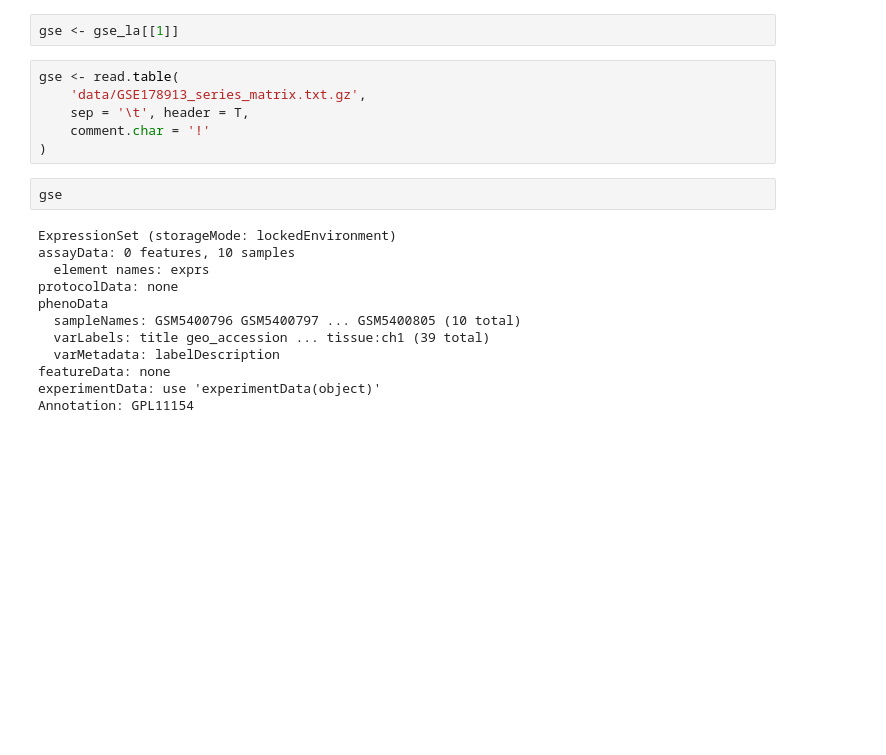
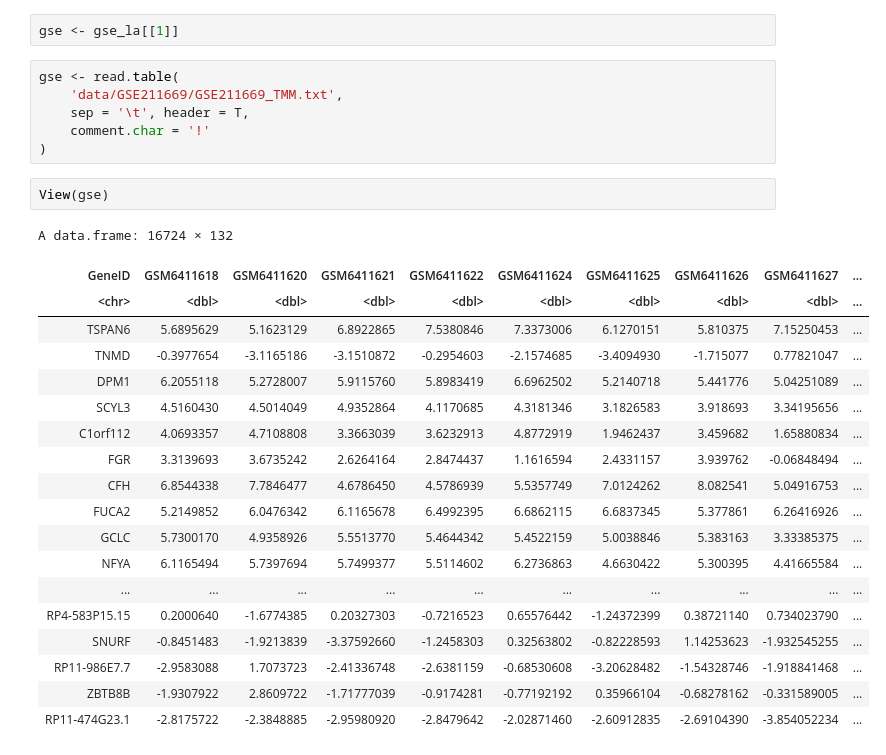
Before and after one commit to huluxiaohuowa/bioinfo, a Jupyter notebook: geo.ipynb, the cells around one changed output. Cells and saved outputs as stored; diff of their text form; blank space fills up the shorter version.

```diff
--- a/geo.ipynb
+++ b/geo.ipynb
@@ -11,21 +11,29 @@ GSE178913_series_matrix.txt.gz
 gse <- gse_la[[1]]
 # %%
 gse <- read.table(
-    'data/GSE178913_series_matrix.txt.gz',
+    'data/GSE211669/GSE211669_TMM.txt',
     sep = '\t', header = T,
     comment.char = '!'
 )
-# %%
-gse
-# %% [output]
-ExpressionSet (storageMode: lockedEnvironment)
-assayData: 0 features, 10 samples
-  element names: exprs
-protocolData: none
-phenoData
-  sampleNames: GSM5400796 GSM5400797 ... GSM5400805 (10 total)
-  varLabels: title geo_accession ... tissue:ch1 (39 total)
-  varMetadata: labelDescription
-featureData: none
-experimentData: use 'experimentData(object)'
-Annotation: GPL11154
+# %%
+View(gse)
+# %% [output]
+A data.frame: 16724 × 132
+| GeneID | GSM6411618 | GSM6411620 | GSM6411621 | GSM6411622 | GSM6411624 | GSM6411625 | GSM6411626 | GSM6411627 | ... |
+| <chr> | <dbl> | <dbl> | <dbl> | <dbl> | <dbl> | <dbl> | <dbl> | <dbl> | ... |
+| TSPAN6 | 5.6895629 | 5.1623129 | 6.8922865 | 7.5380846 | 7.3373006 | 6.1270151 | 5.810375 | 7.15250453 | ... |
+| TNMD | -0.3977654 | -3.1165186 | -3.1510872 | -0.2954603 | -2.1574685 | -3.4094930 | -1.715077 | 0.77821047 | ... |
+| DPM1 | 6.2055118 | 5.2728007 | 5.9115760 | 5.8983419 | 6.6962502 | 5.2140718 | 5.441776 | 5.04251089 | ... |
+| SCYL3 | 4.5160430 | 4.5014049 | 4.9352864 | 4.1170685 | 4.3181346 | 3.1826583 | 3.918693 | 3.34195656 | ... |
+| C1orf112 | 4.0693357 | 4.7108808 | 3.3663039 | 3.6232913 | 4.8772919 | 1.9462437 | 3.459682 | 1.65880834 | ... |
+| FGR | 3.3139693 | 3.6735242 | 2.6264164 | 2.8474437 | 1.1616594 | 2.4331157 | 3.939762 | -0.06848494 | ... |
+| CFH | 6.8544338 | 7.7846477 | 4.6786450 | 4.5786939 | 5.5357749 | 7.0124262 | 8.082541 | 5.04916753 | ... |
+| FUCA2 | 5.2149852 | 6.0476342 | 6.1165678 | 6.4992395 | 6.6862115 | 6.6837345 | 5.377861 | 6.26416926 | ... |
+| GCLC | 5.7300170 | 4.9358926 | 5.5513770 | 5.4644342 | 5.4522159 | 5.0038846 | 5.383163 | 3.33385375 | ... |
+| NFYA | 6.1165494 | 5.7397694 | 5.7499377 | 5.5114602 | 6.2736863 | 4.6630422 | 5.300395 | 4.41665584 | ... |
+| ... | ... | ... | ... | ... | ... | ... | ... | ... | ... |
+| RP4-583P15.15 | 0.2000640 | -1.6774385 | 0.20327303 | -0.7216523 | 0.65576442 | -1.24372399 | 0.38721140 | 0.734023790 | ... |
+| SNURF | -0.8451483 | -1.9213839 | -3.37592660 | -1.2458303 | 0.32563802 | -0.82228593 | 1.14253623 | -1.932545255 | ... |
+| RP11-986E7.7 | -2.9583088 | 1.7073723 | -2.41336748 | -2.6381159 | -0.68530608 | -3.20628482 | -1.54328746 | -1.918841468 | ... |
+| ZBTB8B | -1.9307922 | 2.8609722 | -1.71777039 | -0.9174281 | -0.77192192 | 0.35966104 | -0.68278162 | -0.331589005 | ... |
+| RP11-474G23.1 | -2.8175722 | -2.3848885 | -2.95980920 | -2.8479642 | -2.02871460 | -2.60912835 | -2.69104390 | -3.854052234 | ... |
```
Also changed, not shown: 10 other files.
